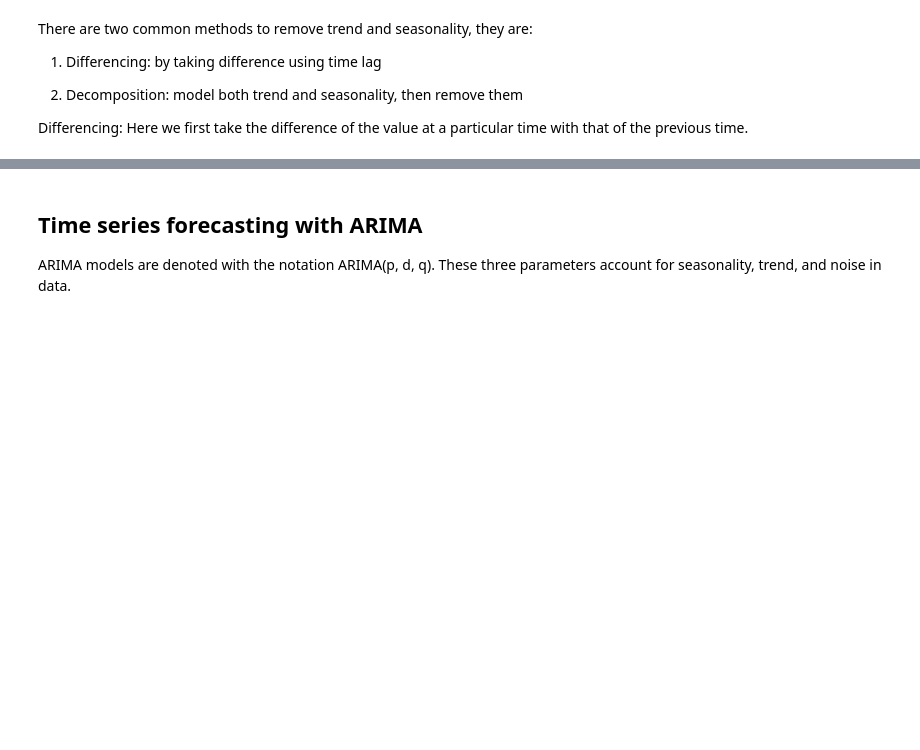
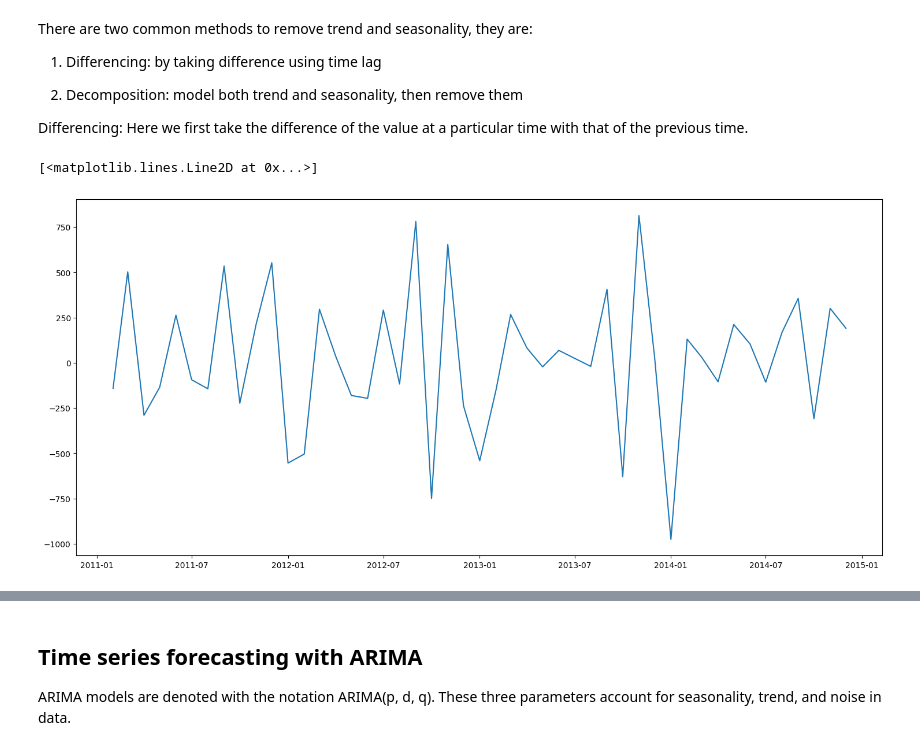
Before and after one commit to sayoung-deloitte/data-science-bootcamp-2024, a Jupyter notebook: Time Series/Time_Series_Analysis.ipynb, the cells around one changed output, grey strips where cells are left out. Cells and saved outputs as stored; diff of their text form; code cells hidden in the pictures; blank space fills up the shorter version.

```diff
--- a/Time Series/Time_Series_Analysis.ipynb
+++ b/Time Series/Time_Series_Analysis.ipynb
@@ -202,8 +212,11 @@ Differencing:
 Here we first take the difference of the value at a particular time with that of the previous time.
 # %%
 ## Seasonality (along with Trend)
-ts_lag_diff = ts_lag - ts_lag.shift()
+ts_lag_diff = df_furniture - df_furniture.shift()
 plt.plot(ts_lag_diff)
+# %% [output]
+[<matplotlib.lines.Line2D at 0x...>]
+[figure, added]
 # %%
 ts_lag_diff.dropna(inplace=True)
 test_stationarity(ts_lag_diff)
```
Also changed, not shown: parts of 6 cells of this notebook.
